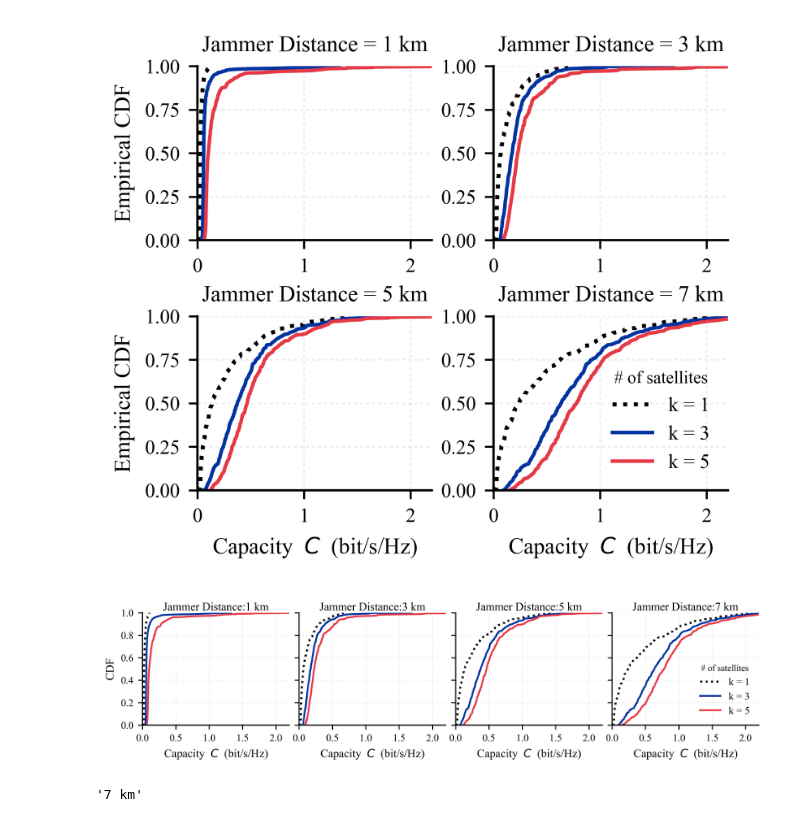
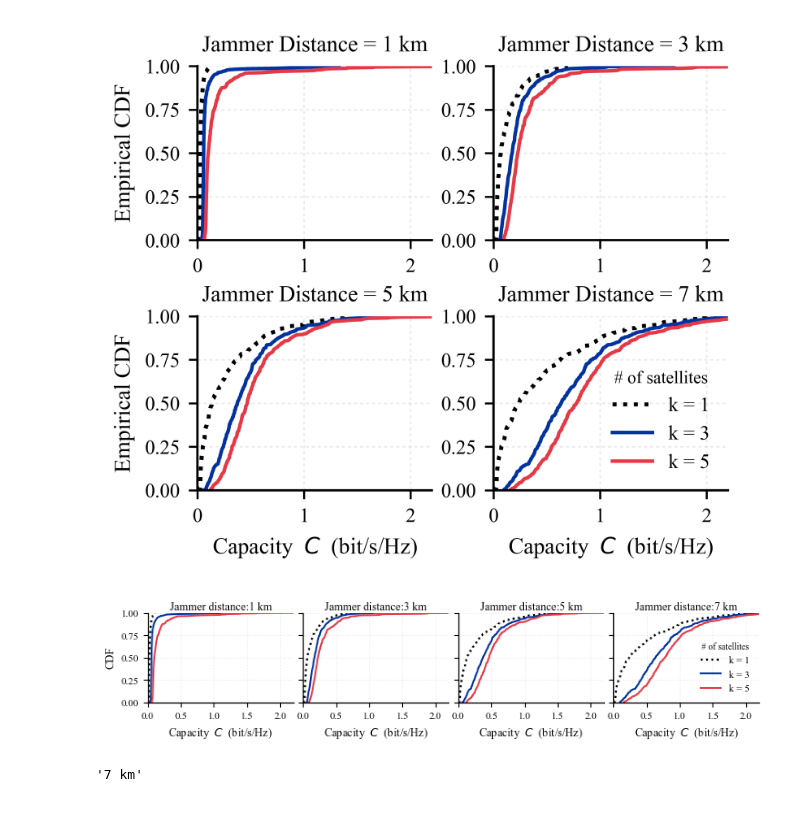
Before and after one commit to SJ00425/NTN-Anti-Jamming, a Jupyter notebook: dishjammerCDF.ipynb, the cells around one changed output. Saved outputs shown, nothing was run; the diff lists cells and outputs as text; code cells hidden in the pictures.

```diff
--- a/dishjammerCDF.ipynb
+++ b/dishjammerCDF.ipynb
@@ -983,7 +983,7 @@ common_ks = sorted(set.intersection(*[set(d.keys()) for d in data_by_dist.values
 k_list = common_ks if common_ks else [1, 3, 5]
 
 # ---------- IEEE 双栏友好设置 ----------
-fig_size_in = (7.2, 1.8)   # 跨两栏横向一排
+fig_size_in = (7.2, 1.6)   # 跨两栏横向一排
 MAIN_DPI    = 600
 base_font   = 9
 
@@ -1045,7 +1045,7 @@ for idx, (ax, dist) in enumerate(zip(axes, dist_order)):
     ax.set_xlim(*xlim_global)
     ax.set_xticks(xticks_global)
     ax.set_ylim(0, 1.0)
-    ax.set_title("Jammer istance:" f"{dist}", pad=2)
+    ax.set_title("Jammer distance:" f"{dist}", pad=2)
 
     # 左端加 y label
     if idx == 0:
@@ -1057,34 +1057,34 @@ for idx, (ax, dist) in enumerate(zip(axes, dist_order)):
     # 所有下方子图都加 x label
     ax.set_xlabel("Capacity  $C$  (bit/s/Hz)")
 
 # ---------- 图例 ----------
 legend_handles = [
     Line2D([0], [0],
            color=colors_by_k[k],
            linestyle=linestyle_by_k[k],
            lw=linewidth_by_k[k],
            label=f"k = {k}")
     for k in k_list
 ]
 axes[-1].legend(
     handles=legend_handles,
     frameon=False,
     loc="lower right",
     title="# of satellites",
     title_fontsize=base_font - 2,
     handlelength=2.0,
     borderaxespad=0.5
 )
 
 # ---------- 保存 ----------
 out_dir = Path("result_plot")
 out_dir.mkdir(parents=True, exist_ok=True)
 fig.tight_layout(pad=0.3)
 fig.savefig(out_dir / "cdf_1x4_by_distance.png", dpi=MAIN_DPI, bbox_inches="tight")
 fig.savefig(out_dir / "cdf_1x4_by_distance.pdf", bbox_inches="tight")
 plt.show()
 # %% [output]
-[figure, old version]
+[figure, new version]
 # %%
 dist
 # %% [output]
```
Also changed, not shown: 2 other files.
